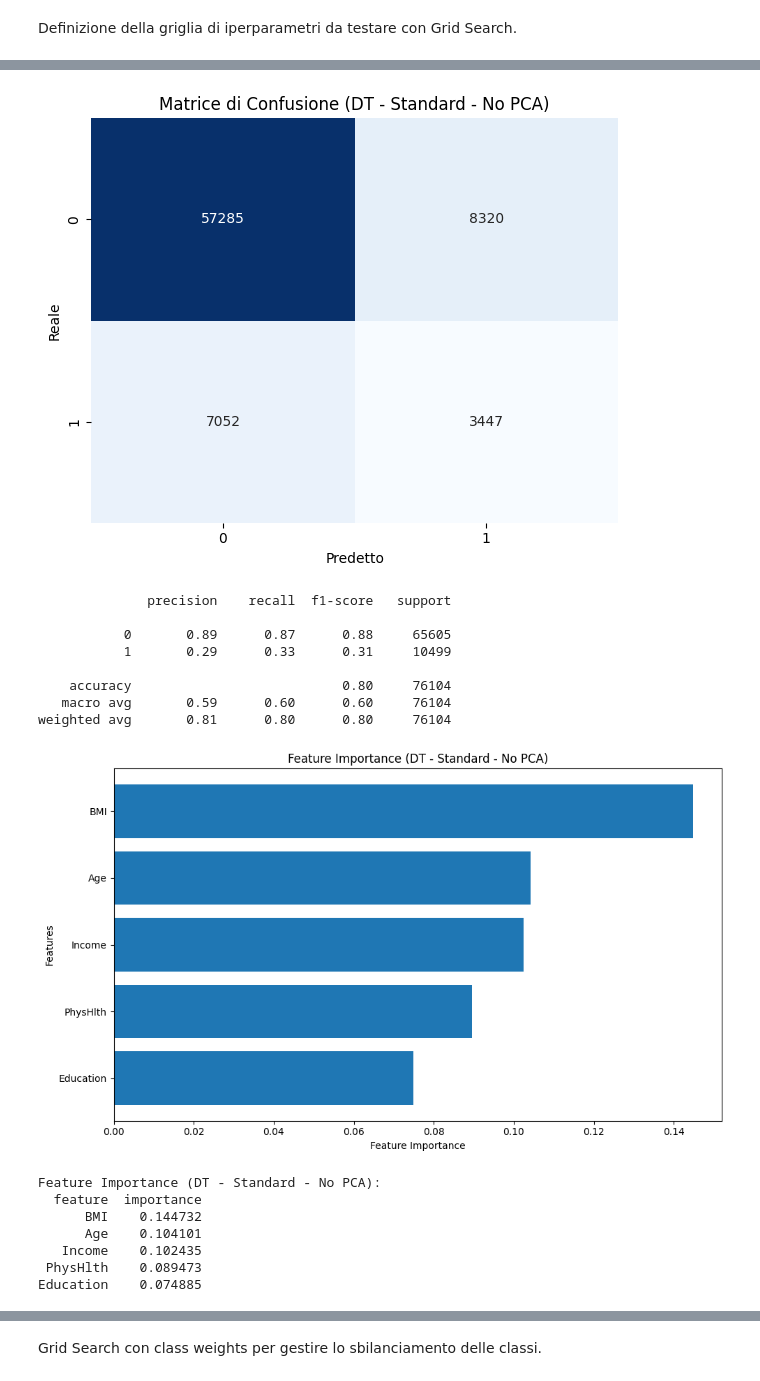
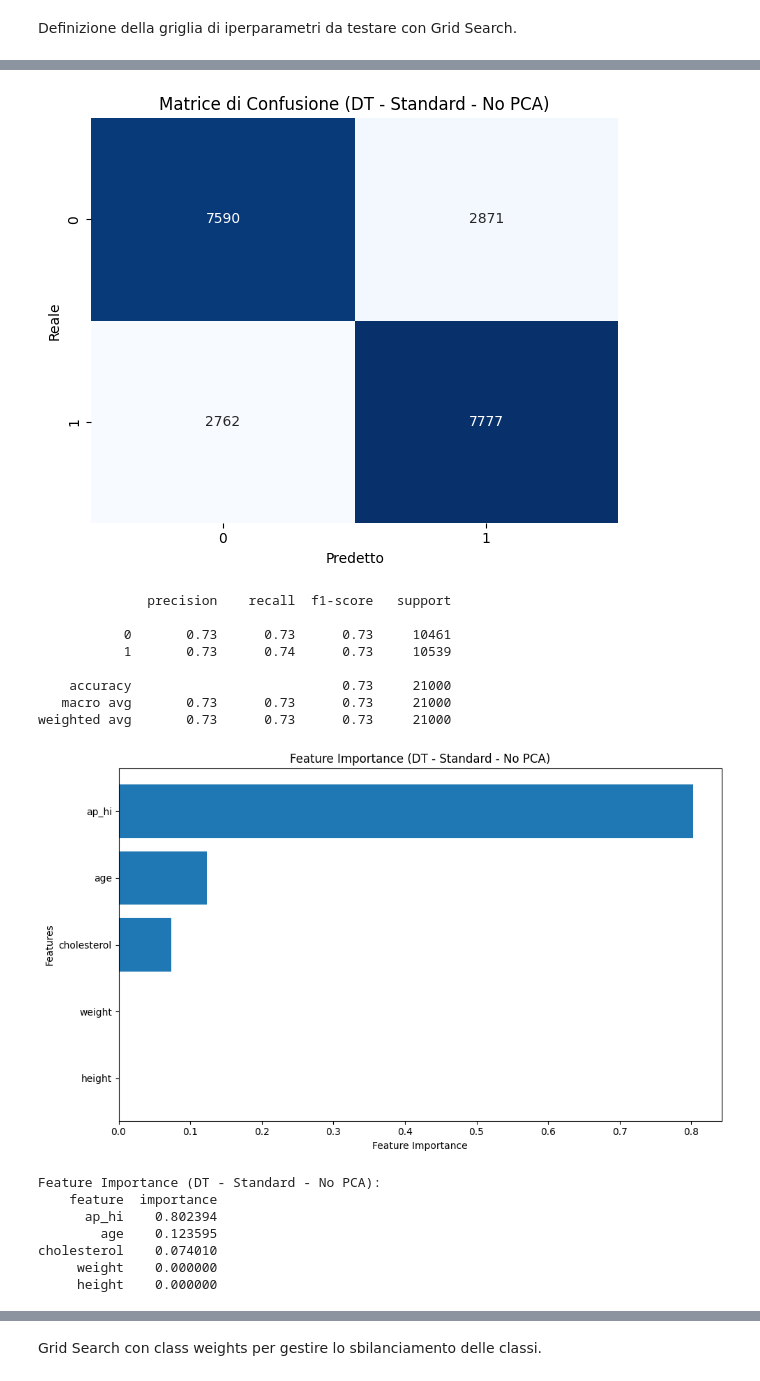
Before and after one commit to mbroglio/ML_25_26, a Jupyter notebook: ML_Project.ipynb, the cells around one changed output, grey strips where cells are left out. Cells and saved outputs as stored; diff of their text form; code cells hidden in the pictures.

```diff
--- a/ML_Project.ipynb
+++ b/ML_Project.ipynb
@@ -809,14 +510,11 @@ Definizione delle funzioni di supporto per visualizzazione e valutazione degli a
 # %%
 from sklearn.metrics import classification_report, accuracy_score, confusion_matrix
 from sklearn.tree import plot_tree, DecisionTreeClassifier
-from sklearn.model_selection import GridSearchCV
 import pandas as pd
-import re
 
 
+# Calcola e visualizza le metriche di performance dell'albero
 def show_tree_metrics(tree, y_test, y_pred, title_suffix):
-    """Calcola e visualizza le metriche di performance dell'albero"""
-
     file_suffix = title_suffix.lower().replace(" ", "_").replace("-", "")
     print(f"Accuracy: {accuracy_score(y_test, y_pred):.4f}")
 
@@ -844,12 +542,8 @@ def show_tree_metrics(tree, y_test, y_pred, title_suffix):
     print("\n" + classification_report(y_test, y_pred))
 
 
-def print_tree(tree, max_depth, title, feature_names=None):
-    """Visualizza la struttura dell'albero di decisione"""
-
-    if feature_names is None:
-        feature_names = numeric_features
-
+# Visualizza la struttura dell'albero di decisione
+def print_tree(tree, max_depth, title, feature_names):
     file_suffix = (
         title.lower().replace(" ", "_").replace("-", "") if title else "decision_tree"
     )
@@ -871,9 +565,8 @@ def print_tree(tree, max_depth, title, feature_names=None):
 # %% [markdown]
 Funzione per analizzare e visualizzare l'importanza delle feature nell'albero di decisione.
 # %%
+# Visualizza l'importanza delle feature nell'albero
 def plot_feature_importance(tree, feature_names, title_suffix, top_n=None):
-    """Visualizza l'importanza delle feature nell'albero"""
-
     file_suffix = title_suffix.lower().replace(" ", "_").replace("-", "")
 
     # Estrae feature importance dall'albero
@@ -911,11 +604,10 @@ def plot_feature_importance(tree, feature_names, title_suffix, top_n=None):
 # %% [markdown]
 Funzione per eseguire Grid Search con cross-validation per trovare i migliori iperparametri.
 # %%
+# Esegue Grid Search per trovare i migliori iperparametri
 def run_grid_search(
     X_train, y_train, param_grid, class_weight="balanced", cv=5, scoring="f1"
 ):
-    """Esegue Grid Search per trovare i migliori iperparametri"""
-
     base_model = DecisionTreeClassifier(random_state=42, class_weight=class_weight)
 
     # Inizializza Grid Search con cross-validation
@@ -959,9 +647,9 @@ Grid Search su dataset standard sbilanciato senza pesi di classe.
 # %%
-# Esegue Grid Search senza class weights
+# Esegue Grid Search senza class weights sui dati non scalati
 dt_standard, grid_search_standard = run_grid_search(
-    X_train, y_train, dt_param_grid, class_weight=None
+    X_train_dt, y_train_dt, dt_param_grid, class_weight=None
 )
-y_pred_standard = dt_standard.predict(X_test)
+y_pred_standard = dt_standard.predict(X_test_dt)
 # %% [output]
 Fitting 5 folds for each of 960 candidates, totalling 4800 fits
 
@@ -976,17 +664,17 @@ Miglior score (f1): 0.3099
 # %%
-# Visualizza albero con profondità max 4
+# Visualizza albero
 print_tree(
     dt_standard,
-    max_depth=4,
+    max_depth=dt_standard.get_depth(),
     title="DT - Standard - No PCA",
-    feature_names=numeric_features,
+    feature_names=all_features_dt,
 )
 show_tree_metrics(
-    dt_standard, y_test, y_pred_standard, title_suffix="DT - Standard - No PCA"
+    dt_standard, y_test_dt, y_pred_standard, title_suffix="DT - Standard - No PCA"
 )
 plot_feature_importance(
     dt_standard,
-    feature_names=numeric_features,
+    feature_names=all_features_dt,
     title_suffix="DT - Standard - No PCA",
     top_n=5,
 )
@@ -998,17 +686,17 @@ Numero di foglie: 32829
-[figure, old version]
+[figure, new version]
               precision    recall  f1-score   support
 
-           0       0.89      0.87      0.88     65605
-           1       0.29      0.33      0.31     10499
+           0       0.73      0.73      0.73     10461
+           1       0.73      0.74      0.73     10539
 
-    accuracy                           0.80     76104
-   macro avg       0.59      0.60      0.60     76104
-weighted avg       0.81      0.80      0.80     76104
+    accuracy                           0.73     21000
+   macro avg       0.73      0.73      0.73     21000
+weighted avg       0.73      0.73      0.73     21000
-[figure, old version]
+[figure, new version]
 Feature Importance (DT - Standard - No PCA):
-  feature  importance
-      BMI    0.144732
-      Age    0.104101
-   Income    0.102435
- PhysHlth    0.089473
-Education    0.074885
+    feature  importance
+      ap_hi    0.802394
+        age    0.123595
+cholesterol    0.074010
+     weight    0.000000
+     height    0.000000
```
Also changed, not shown: parts of 93 cells of this notebook, 33 other files.
